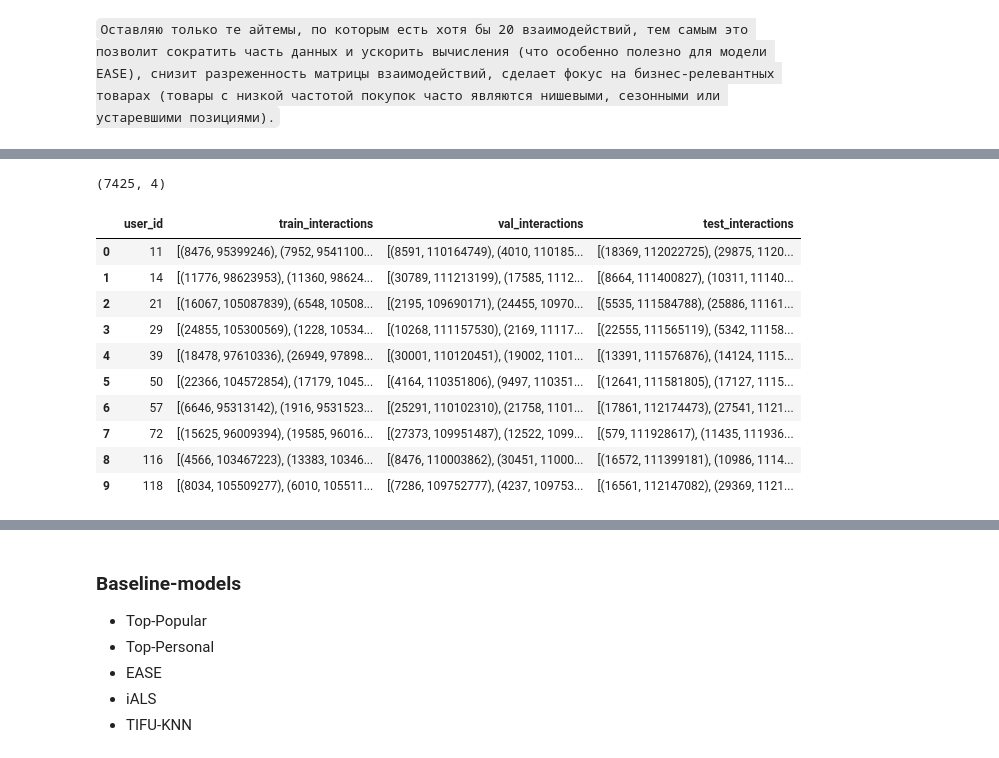
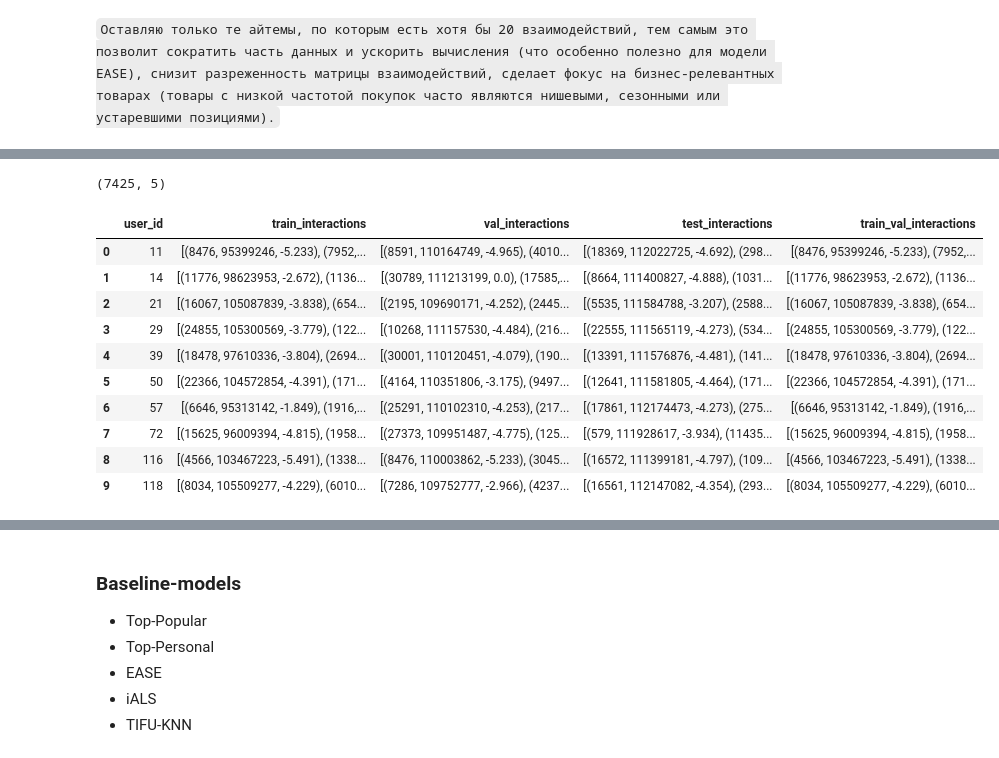
Before and after one commit to Lak1n26/hse-masters-thesis-2026, a Jupyter notebook: baseline.ipynb, the cells around one changed output, grey strips where cells are left out. Drawn from its saved outputs; the diff is of its cells as text; code cells hidden in the pictures.

```diff
--- a/baseline.ipynb
+++ b/baseline.ipynb
@@ -53,18 +60,19 @@ train_df.head()
 # %%
-# датафрейм формата: user_id - [(item_id1, timestamp1), (item_id2, timestamp2), ...]
+# датафрейм формата: user_id - [(item_id1, timestamp1, price_item1), (item_id2, timestamp2, price_item2), ...]
 joined = dp.get_grouped_data(train_df, val_df, test_df)
+joined['train_val_interactions'] = joined['train_interactions'] + joined['val_interactions']
 print(joined.shape)
 joined.head(10)
 # %% [output]
-(7425, 4)
+(7425, 5)
-|  | user_id | train_interactions | val_interactions | test_interactions |
-| 0 | 11 | [(8476, 95399246), (7952, 9541100... | [(8591, 110164749), (4010, 110185... | [(18369, 112022725), (29875, 1120... |
-| 1 | 14 | [(11776, 98623953), (11360, 98624... | [(30789, 111213199), (17585, 1112... | [(8664, 111400827), (10311, 11140... |
-| 2 | 21 | [(16067, 105087839), (6548, 10508... | [(2195, 109690171), (24455, 10970... | [(5535, 111584788), (25886, 11161... |
-| 3 | 29 | [(24855, 105300569), (1228, 10534... | [(10268, 111157530), (2169, 11117... | [(22555, 111565119), (5342, 11158... |
-| 4 | 39 | [(18478, 97610336), (26949, 97898... | [(30001, 110120451), (19002, 1101... | [(13391, 111576876), (14124, 1115... |
-| 5 | 50 | [(22366, 104572854), (17179, 1045... | [(4164, 110351806), (9497, 110351... | [(12641, 111581805), (17127, 1115... |
-| 6 | 57 | [(6646, 95313142), (1916, 9531523... | [(25291, 110102310), (21758, 1101... | [(17861, 112174473), (27541, 1121... |
-| 7 | 72 | [(15625, 96009394), (19585, 96016... | [(27373, 109951487), (12522, 1099... | [(579, 111928617), (11435, 111936... |
-| 8 | 116 | [(4566, 103467223), (13383, 10346... | [(8476, 110003862), (30451, 11000... | [(16572, 111399181), (10986, 1114... |
-| 9 | 118 | [(8034, 105509277), (6010, 105511... | [(7286, 109752777), (4237, 109753... | [(16561, 112147082), (29369, 1121... |
+|  | user_id | train_interactions | val_interactions | test_interactions | train_val_interactions |
+| 0 | 11 | [(8476, 95399246, -5.233), (7952,... | [(8591, 110164749, -4.965), (4010... | [(18369, 112022725, -4.692), (298... | [(8476, 95399246, -5.233), (7952,... |
+| 1 | 14 | [(11776, 98623953, -2.672), (1136... | [(30789, 111213199, 0.0), (17585,... | [(8664, 111400827, -4.888), (1031... | [(11776, 98623953, -2.672), (1136... |
+| 2 | 21 | [(16067, 105087839, -3.838), (654... | [(2195, 109690171, -4.252), (2445... | [(5535, 111584788, -3.207), (2588... | [(16067, 105087839, -3.838), (654... |
+| 3 | 29 | [(24855, 105300569, -3.779), (122... | [(10268, 111157530, -4.484), (216... | [(22555, 111565119, -4.273), (534... | [(24855, 105300569, -3.779), (122... |
+| 4 | 39 | [(18478, 97610336, -3.804), (2694... | [(30001, 110120451, -4.079), (190... | [(13391, 111576876, -4.481), (141... | [(18478, 97610336, -3.804), (2694... |
+| 5 | 50 | [(22366, 104572854, -4.391), (171... | [(4164, 110351806, -3.175), (9497... | [(12641, 111581805, -4.464), (171... | [(22366, 104572854, -4.391), (171... |
+| 6 | 57 | [(6646, 95313142, -1.849), (1916,... | [(25291, 110102310, -4.253), (217... | [(17861, 112174473, -4.273), (275... | [(6646, 95313142, -1.849), (1916,... |
+| 7 | 72 | [(15625, 96009394, -4.815), (1958... | [(27373, 109951487, -4.775), (125... | [(579, 111928617, -3.934), (11435... | [(15625, 96009394, -4.815), (1958... |
+| 8 | 116 | [(4566, 103467223, -5.491), (1338... | [(8476, 110003862, -5.233), (3045... | [(16572, 111399181, -4.797), (109... | [(4566, 103467223, -5.491), (1338... |
+| 9 | 118 | [(8034, 105509277, -4.229), (6010... | [(7286, 109752777, -2.966), (4237... | [(16561, 112147082, -4.354), (293... | [(8034, 105509277, -4.229), (6010... |
```
Also changed, not shown: parts of 37 cells of this notebook, 6 other files.
